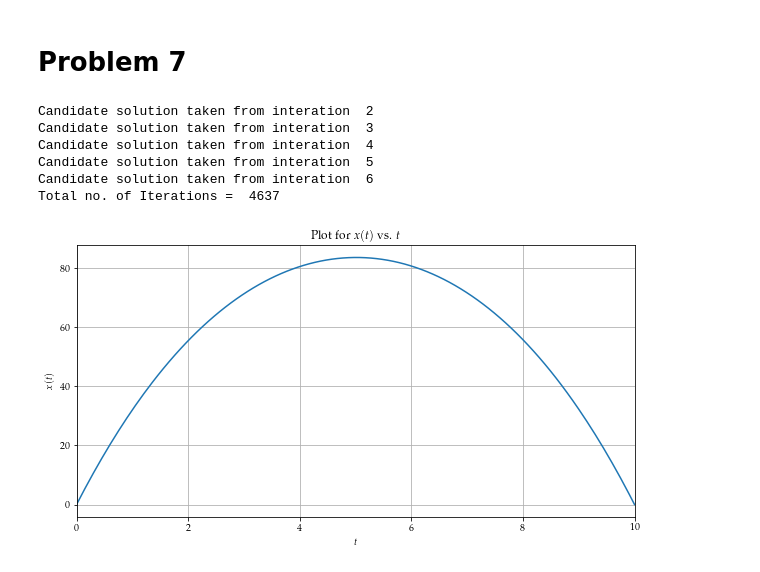
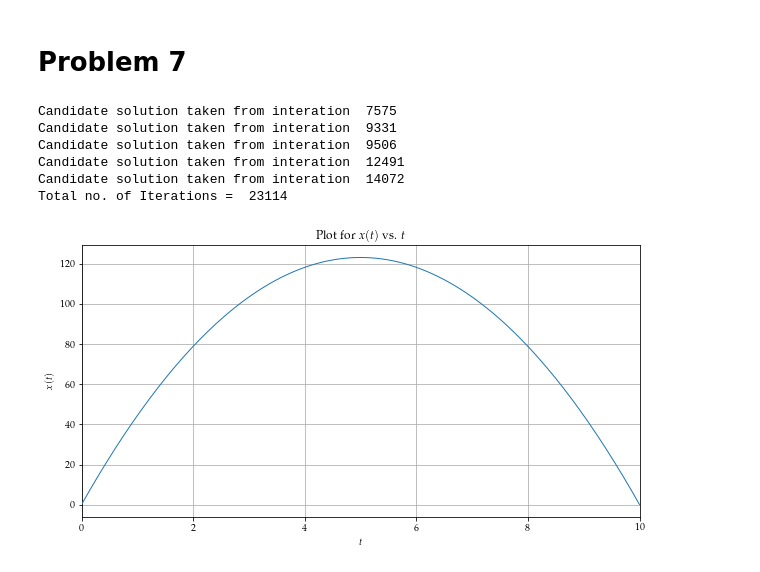
Before and after one commit to oven8/Computational-Physics-2024, a Jupyter notebook: Untitled Folder/Sambit-Computational-Physics-A2.ipynb, the cells around one changed output. Saved outputs shown, nothing was run; the diff lists cells and outputs as text; code cells hidden in the pictures.

```diff
--- a/Untitled Folder/Sambit-Computational-Physics-A2.ipynb
+++ b/Untitled Folder/Sambit-Computational-Physics-A2.ipynb
@@ -391,23 +549,23 @@ diff_eq_x.error(true_x, error_type = "absolute")
 # %% [markdown]
 # Problem 7
-# %%
-diff_eq_x = diff_eq_solver(domain, h, y0, fn, xb = xb, constraints = "boundary")
-diff_eq_x.Relaxation_Method(tol = 1e-1, candidate_choice_prob = 0.8)
-# %% [output]
-Candidate solution taken from interation  2
-Candidate solution taken from interation  3
-Candidate solution taken from interation  4
-Candidate solution taken from interation  5
-Candidate solution taken from interation  6
-Total no. of Iterations =  4637
+# %%
+# Since this differential equation object for this problem was already defined we will directly apply Relaxation Method
+diff_eq_x.Relaxation_Method(tol = 1e-3)
+# %% [output]
+Candidate solution taken from interation  7575
+Candidate solution taken from interation  9331
+Candidate solution taken from interation  9506
+Candidate solution taken from interation  12491
+Candidate solution taken from interation  14072
+Total no. of Iterations =  23114
 # %%
-# Plot for the numerical solution using Euler Method with Shooting
+# Plot for the numerical solution using Relaxation Method
 f, ax = diff_eq_x.plot(
-    0,
+    plot_index = 0,
     title = r'Plot for $x(t)$ vs. $t$',
     xlabel = r'$t$',
     ylabel = r'$x(t)$')
 # %% [output]
-[figure, old version]
+[figure, new version]
 # %%
 # This figure contains numerical solution, true solution and 5 candidate solutions
```
Also changed, not shown: parts of 64 cells of this notebook, 18 other files.
